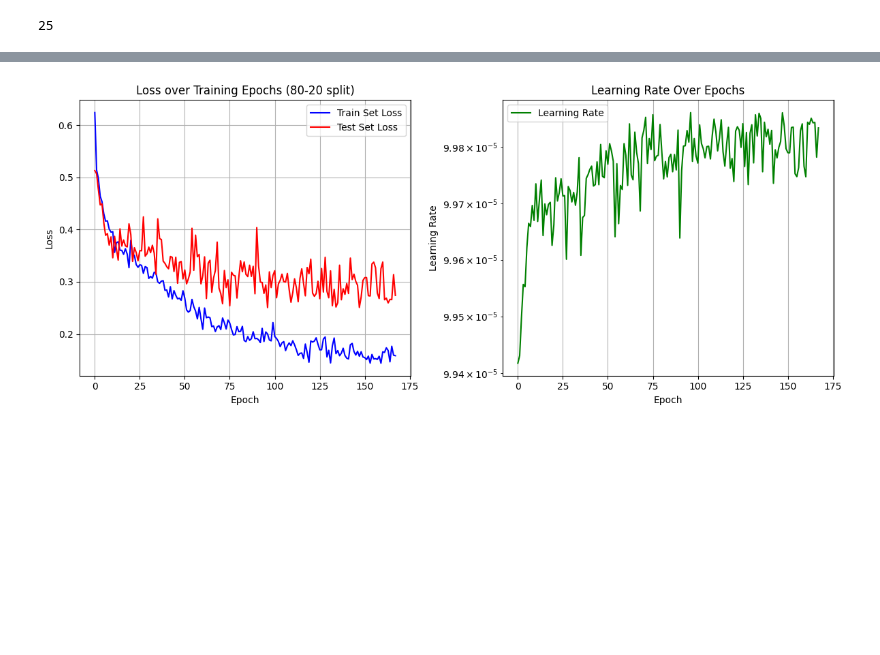
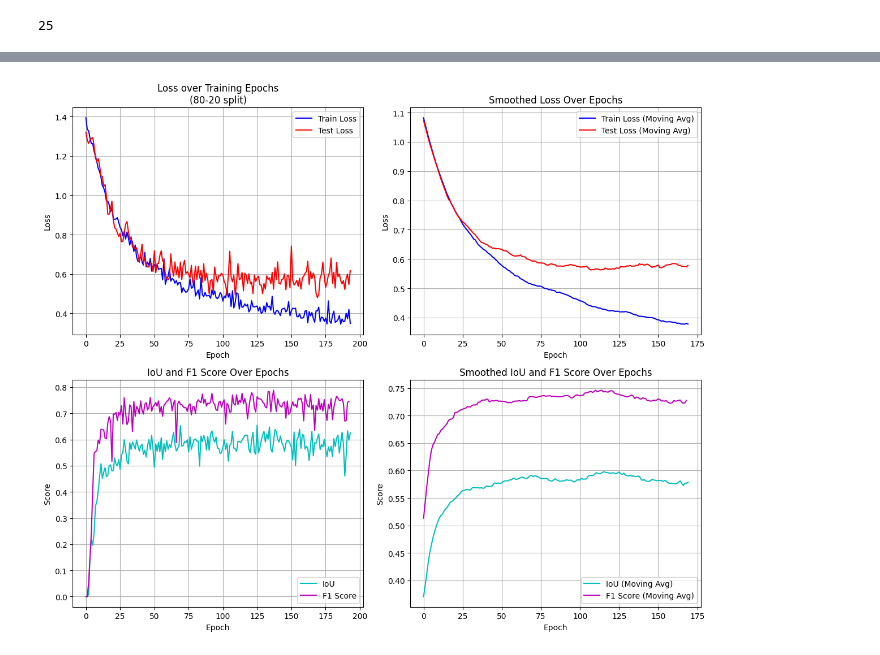
Before and after one commit to iceplant/ml_for_mol_sim, a Jupyter notebook: dida_interview/analysis.ipynb, the cells around one changed output, grey strips where cells are left out. Cells and saved outputs as stored; diff of their text form; code cells hidden in the pictures; blank space fills up the shorter version.

```diff
--- a/dida_interview/analysis.ipynb
+++ b/dida_interview/analysis.ipynb
@@ -260,3 +332,9 @@ model = ResNetUNet(num_classes=1, freeze_encoder=True)
+# %%
+train_losses = []
+test_losses = []
+lr_history = []
+iou = []
+f1 = []
 # %%
 # model = SimpleUNet()
 
@@ -474,29 +672,67 @@ torch.save(model, "dida_model.pth")
 # %%
-fig, axs = plt.subplots(1, 2, figsize=(12, 5))
+import matplotlib.pyplot as plt
+import numpy as np
+
+fig, axs = plt.subplots(2, 2, figsize=(12, 10))  # Changed to 2 rows and 2 columns
+
+def moving_average(data, window_size=5):
+    return np.convolve(data, np.ones(window_size)/window_size, mode='valid')
 
 # Plot the loss curves
-axs[0].plot(train_losses, color='b', label="Train Set Loss")
-axs[0].plot(test_losses, color='r', label="Test Set Loss")
-axs[0].set_title(f'Loss over Training Epochs ({round(TRAIN_FRACTION*100)}-{round((1 - TRAIN_FRACTION)*100)} split)')
-axs[0].set_xlabel('Epoch')
-axs[0].set_ylabel('Loss')
-axs[0].grid(True)
-axs[0].legend()
+axs[0, 0].plot(train_losses, color='b', label="Train Loss")
+axs[0, 0].plot(test_losses, color='r', label="Test Loss")
+axs[0, 0].set_title(f'Loss over Training Epochs\n({round(TRAIN_FRACTION*100)}-{round((1 - TRAIN_FRACTION)*100)} split)')
+axs[0, 0].set_xlabel('Epoch')
+axs[0, 0].set_ylabel('Loss')
+axs[0, 0].grid(True)
+axs[0, 0].legend()
 
-# Plot the learning rate history
-axs[1].plot(lr_history, color='g', label="Learning Rate")
-axs[1].set_title('Learning Rate Over Epochs')
-axs[1].set_xlabel('Epoch')
-axs[1].set_ylabel('Learning Rate')
-axs[1].grid(True)
-axs[1].set_yscale('log')
-axs[1].legend()
+# Plot the moving average of train and test losses
+train_losses_avg = moving_average(train_losses, window_size=25)
+test_losses_avg = moving_average(test_losses, window_size=25)
+
+axs[0, 1].plot(train_losses_avg, color='b', label="Train Loss (Moving Avg)")
+axs[0, 1].plot(test_losses_avg, color='r', label="Test Loss (Moving Avg)")
+axs[0, 1].set_title('Smoothed Loss Over Epochs')
+axs[0, 1].set_xlabel('Epoch')
+axs[0, 1].set_ylabel('Loss')
+axs[0, 1].grid(True)
+axs[0, 1].legend()
+
+# # Plot the learning rate history
+# axs[1, 0].plot(lr_history, color='g', label="Learning Rate")
+# axs[1, 0].set_title('Learning Rate Over Epochs')
+# axs[1, 0].set_xlabel('Epoch')
+# axs[1, 0].set_ylabel('Learning Rate')
+# axs[1, 0].grid(True)
+# axs[1, 0].set_yscale('log')
+# axs[1, 0].legend()
+
+# Plot IoU and F1 over time
+axs[1, 0].plot(iou, color='c', label="IoU", linestyle='-')
+axs[1, 0].plot(f1, color='m', label="F1 Score", linestyle='-')
+axs[1, 0].set_title('IoU and F1 Score Over Epochs')
+axs[1, 0].set_xlabel('Epoch')
+axs[1, 0].set_ylabel('Score')
+axs[1, 0].grid(True)
+axs[1, 0].legend()
+
+iou_avg = moving_average(iou, window_size=25)
+f1_avg = moving_average(f1, window_size=25)
+
+axs[1, 1].plot(iou_avg, color='c', label="IoU (Moving Avg)", linestyle='-')
+axs[1, 1].plot(f1_avg, color='m', label="F1 Score (Moving Avg)", linestyle='-')
+axs[1, 1].set_title('Smoothed IoU and F1 Score Over Epochs')
+axs[1, 1].set_xlabel('Epoch')
+axs[1, 1].set_ylabel('Score')
+axs[1, 1].grid(True)
+axs[1, 1].legend()
 
 # Adjust layout and show the plots
 plt.tight_layout()
 plt.show()
 # %% [output]
-[figure, old version]
+[figure, new version]
 # %%
 # Check dataset loading and model output
 for images, labels in test_dataloader:
```
Also changed, not shown: parts of 11 cells of this notebook.
